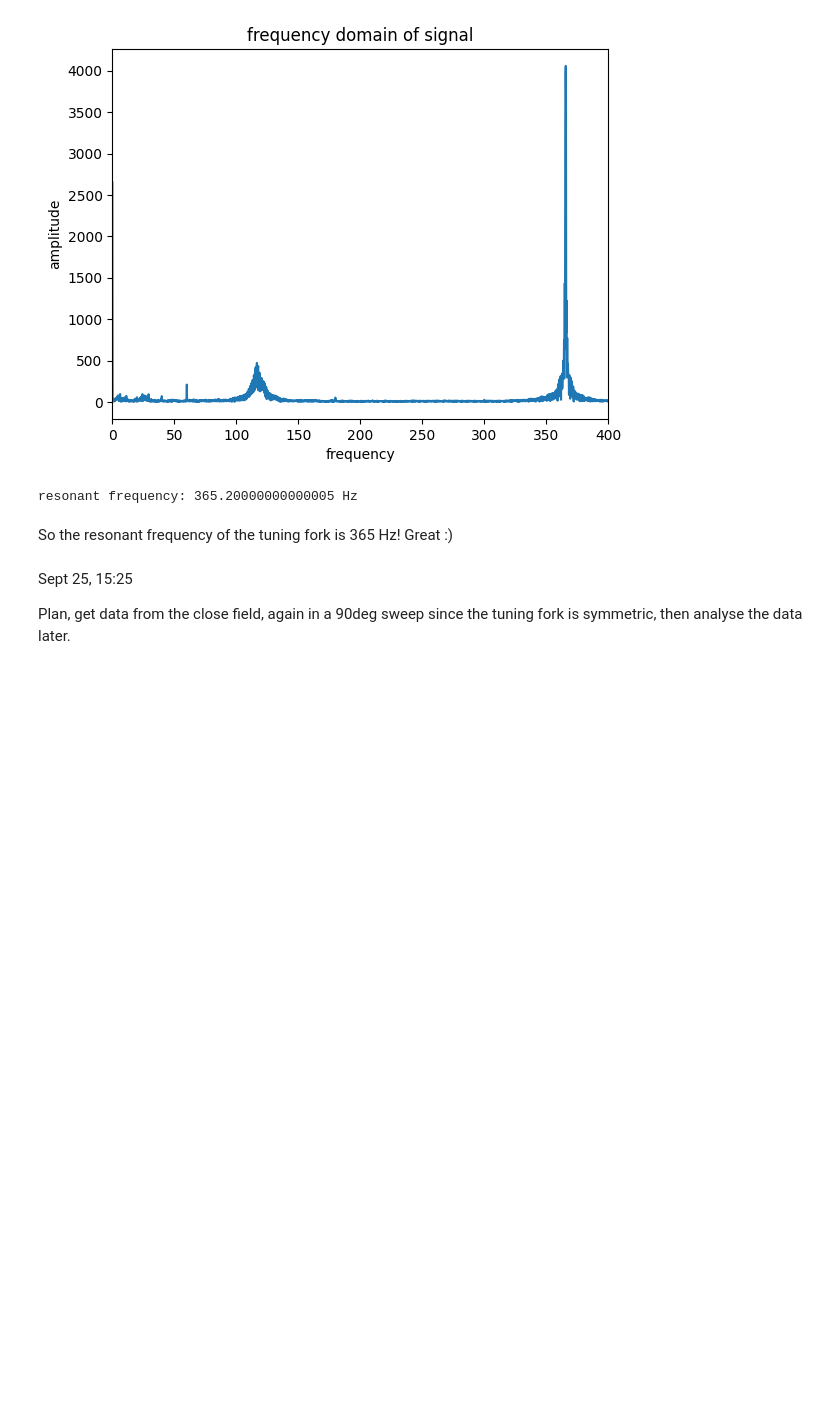
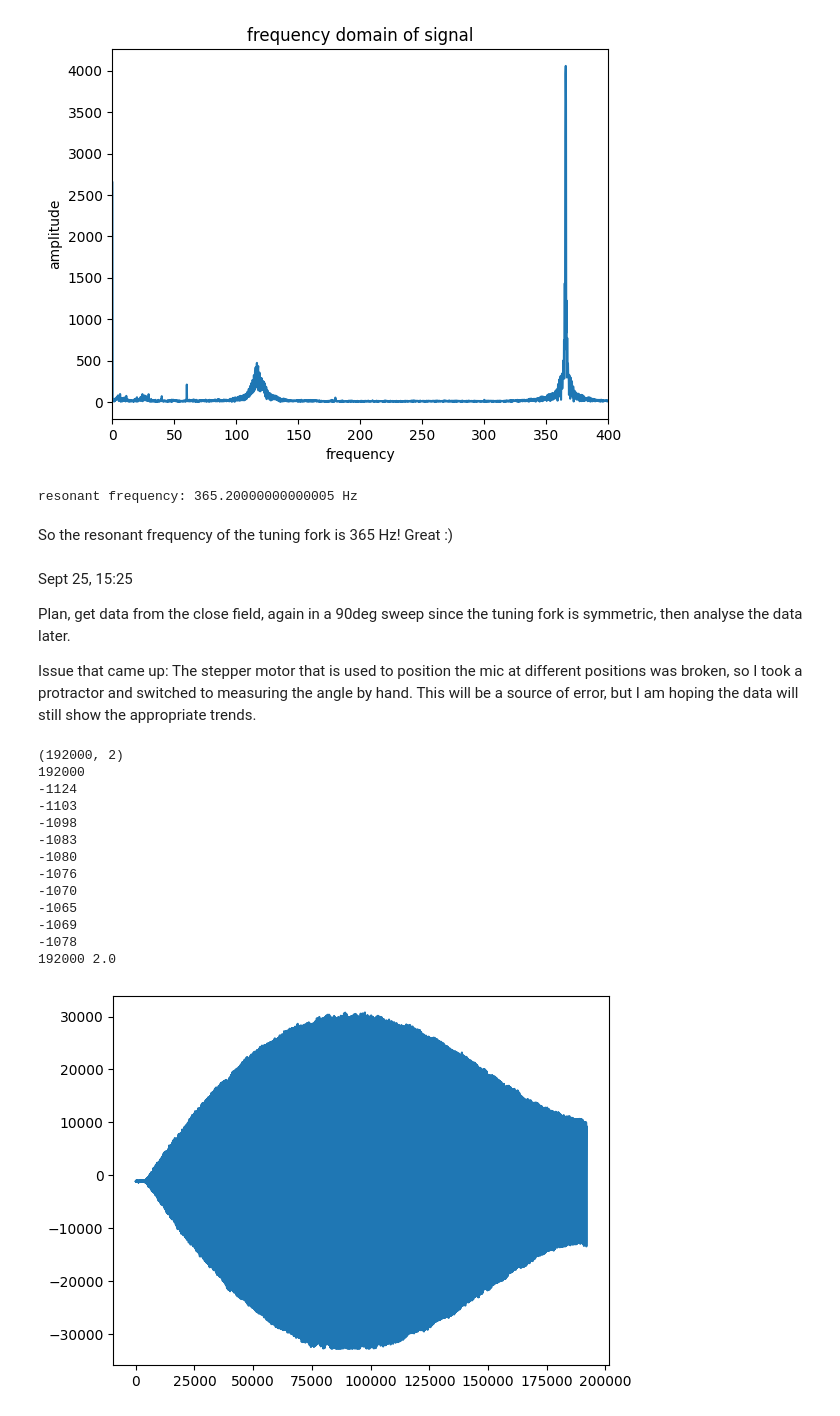
Before and after one commit to julianLapenna12/acoustic_radiation_modelling, a Jupyter notebook: notebook.ipynb, the cells around one changed output. Drawn from its saved outputs; the diff is of its cells as text; code cells hidden in the pictures; blank space fills up the shorter version.

```diff
--- a/notebook.ipynb
+++ b/notebook.ipynb
@@ -10,7 +10,7 @@ import scipy as sp
 import matplotlib.pyplot as plt
 # %%
 from scipy.io import wavfile
-samplerate, data = wavfile.read('./resonant.wav')
+samplerate, data = wavfile.read('./data/resonant.wav')
 print(data.shape)
 print ("Frequency sampling:", samplerate)
 # %% [output]
@@ -74,3 +78,5 @@ So the resonant frequency of the tuning fork is 365 Hz! Great :)
 Sept 25, 15:25
 
 Plan, get data from the close field, again in a 90deg sweep since the tuning fork is symmetric, then analyse the data later.
+
+Issue that came up: The stepper motor that is used to position the mic at different positions was broken, so I took a protractor and switched to measuring the angle by hand. This will be a source of error, but I am hoping the data will still show the appropriate trends.
@@ -76,0 +110,48 @@ Plan, get data from the close field, again in a 90deg sweep since the tuning for
+# %%
+filename = './data/deg05-f365-a05-t02-c.wav'
+# show_audio_file(filename)
+# show_freqs_audio_file(filename)
+
+samplerate, data = wavfile.read(filename)
+
+data1 = []
+
+for d in data:
+    data1.append(d[1]) # getting mic 2, the one that moves
+
+plt.plot(data1)
+print(data.shape)
+print(len(data1))
+
+for i in range(10):
+    print(data1[i])
+
+N = len(data1) # sample points
+T = len(data) / samplerate
+
+print(N,T)
+
+yf = fft(data1)
+xf = fftfreq(N, T)[:N//2]
+
+# plt.plot(xf, 2.0/N * np.abs(yf[0:N//2]))
+# plt.title('frequency domain of signal')
+# plt.xlabel('frequency')
+# plt.ylabel('amplitude')
+# plt.xlim([0,600])
+# plt.show()
+# %% [output]
+(192000, 2)
+192000
+-1124
+-1103
+-1098
+-1083
+-1080
+-1076
+-1070
+-1065
+-1069
+-1078
+192000 2.0
+[figure, added]
```
Also changed, not shown: parts of 2 cells of this notebook.
